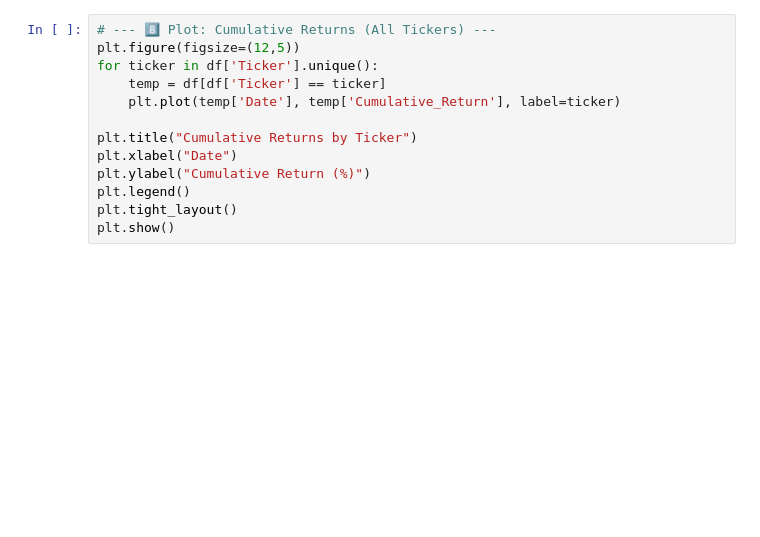
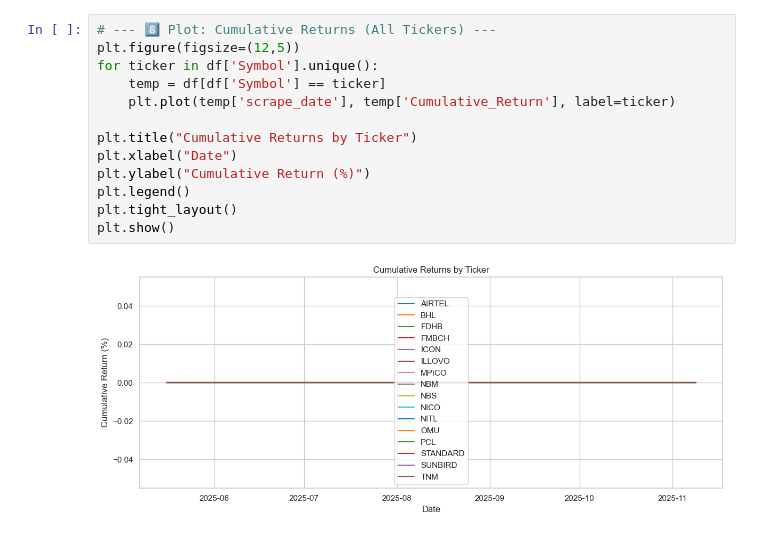
Before and after one commit to Wyzdmulc/mse_auto_scrape, a Jupyter notebook: mse_analysis.ipynb, the cells around one changed output. Drawn from its saved outputs; the diff is of its cells as text; blank space fills up the shorter version.

```diff
--- a/mse_analysis.ipynb
+++ b/mse_analysis.ipynb
@@ -88,15 +136,17 @@ plt.show()
 # %%
 # --- 8️⃣ Plot: Cumulative Returns (All Tickers) ---
 plt.figure(figsize=(12,5))
-for ticker in df['Ticker'].unique():
-    temp = df[df['Ticker'] == ticker]
-    plt.plot(temp['Date'], temp['Cumulative_Return'], label=ticker)
+for ticker in df['Symbol'].unique():
+    temp = df[df['Symbol'] == ticker]
+    plt.plot(temp['scrape_date'], temp['Cumulative_Return'], label=ticker)
 
 plt.title("Cumulative Returns by Ticker")
 plt.xlabel("Date")
 plt.ylabel("Cumulative Return (%)")
 plt.legend()
 plt.tight_layout()
 plt.show()
+# %% [output]
+[figure, added]
 # %%
 # --- 9️⃣ Summary Performance Table ---
```
Also changed, not shown: parts of 9 cells of this notebook, 1 other file.
